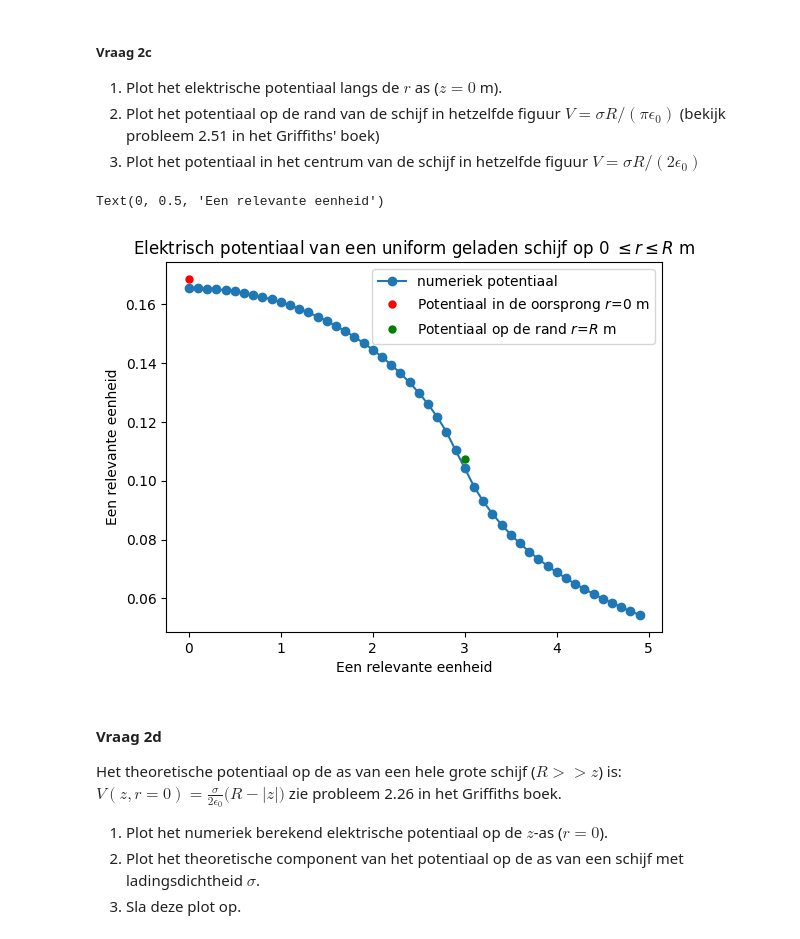
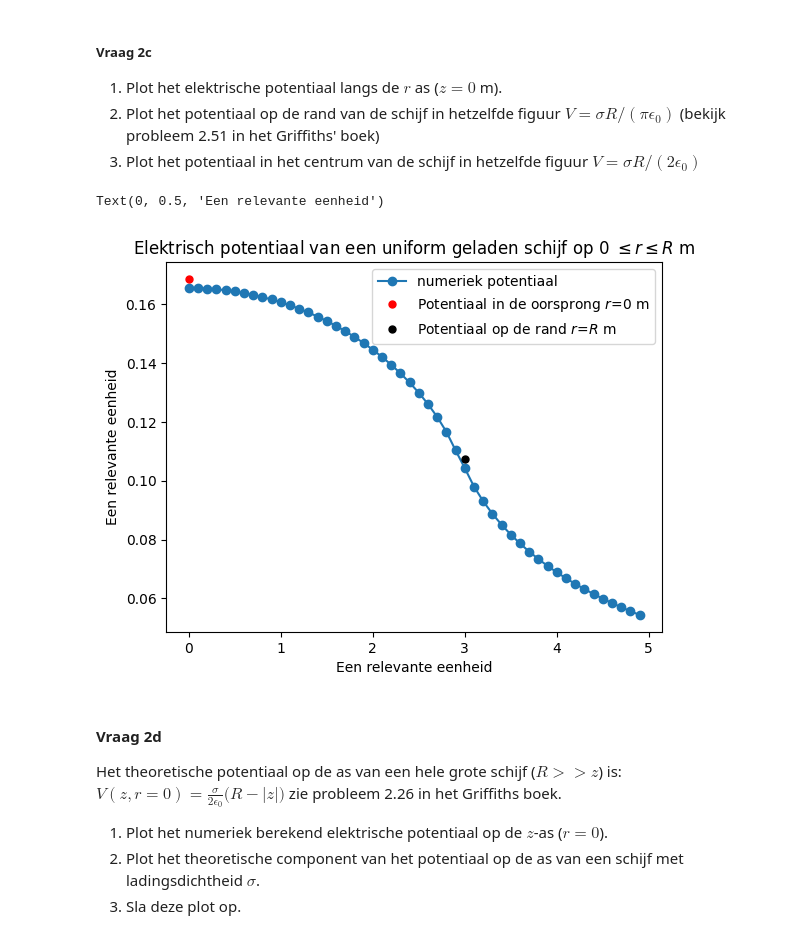
Before and after one commit to Peppertje/opdrachten-DEF-D-Pepper, a Jupyter notebook: DigitaleOntwerpopdrachten/1CondensatorOpdracht/CondensatorOntwerpopdracht.ipynb, the cells around one changed output. Saved outputs shown, nothing was run; the diff lists cells and outputs as text; code cells hidden in the pictures.

```diff
--- a/DigitaleOntwerpopdrachten/1CondensatorOpdracht/CondensatorOntwerpopdracht.ipynb
+++ b/DigitaleOntwerpopdrachten/1CondensatorOpdracht/CondensatorOntwerpopdracht.ipynb
@@ -240,19 +240,19 @@ De oppervlakte ladingsdichtheid van de schijf is: 9.948952331500036e-13 C/m^2
 # %%
 # Vul deze code aan zodat deze vraag 2.3 beantwoord.
 V2c = V[idx_V_z0, :]  # potentiaal op z = 0
 V_0 = sigma*disk_radius/(2*epsilon0)  # potentiaal op r = 0
 V_R = sigma*disk_radius/(np.pi*epsilon0)  # potentiaal op de straal van de schijf
 
 plt.title(f"Elektrisch potentiaal van een uniform geladen schijf op 0 $\leq r \leq R$ m")
 plt.plot(r, V2c, "o-", label="numeriek potentiaal")
 plt.plot(0, V_0, "r.", markersize=10, label="Potentiaal in de oorsprong $r$=0 m")
-plt.plot(disk_radius, V_R, "g.", markersize=10, label="Potentiaal op de rand $r$=$R$ m")
+plt.plot(disk_radius, V_R, "k.", markersize=10, label="Potentiaal op de rand $r$=$R$ m")
 plt.legend()
 plt.xlabel("Een relevante eenheid")
 plt.ylabel("Een relevante eenheid")
 # %% [output]
 Text(0, 0.5, 'Een relevante eenheid')
-[figure, old version]
+[figure, new version]
 # %% [markdown]
 #### Vraag 2d
 
```
Also changed, not shown: parts of 1 cell of this notebook.
